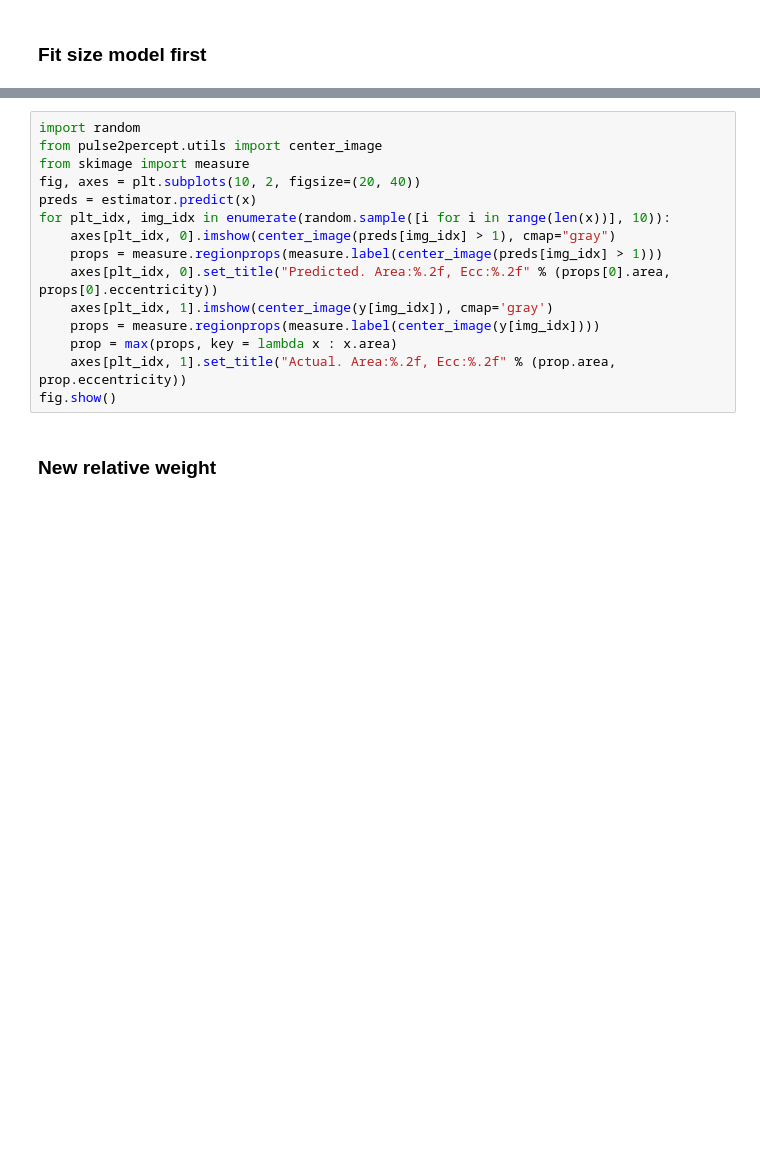
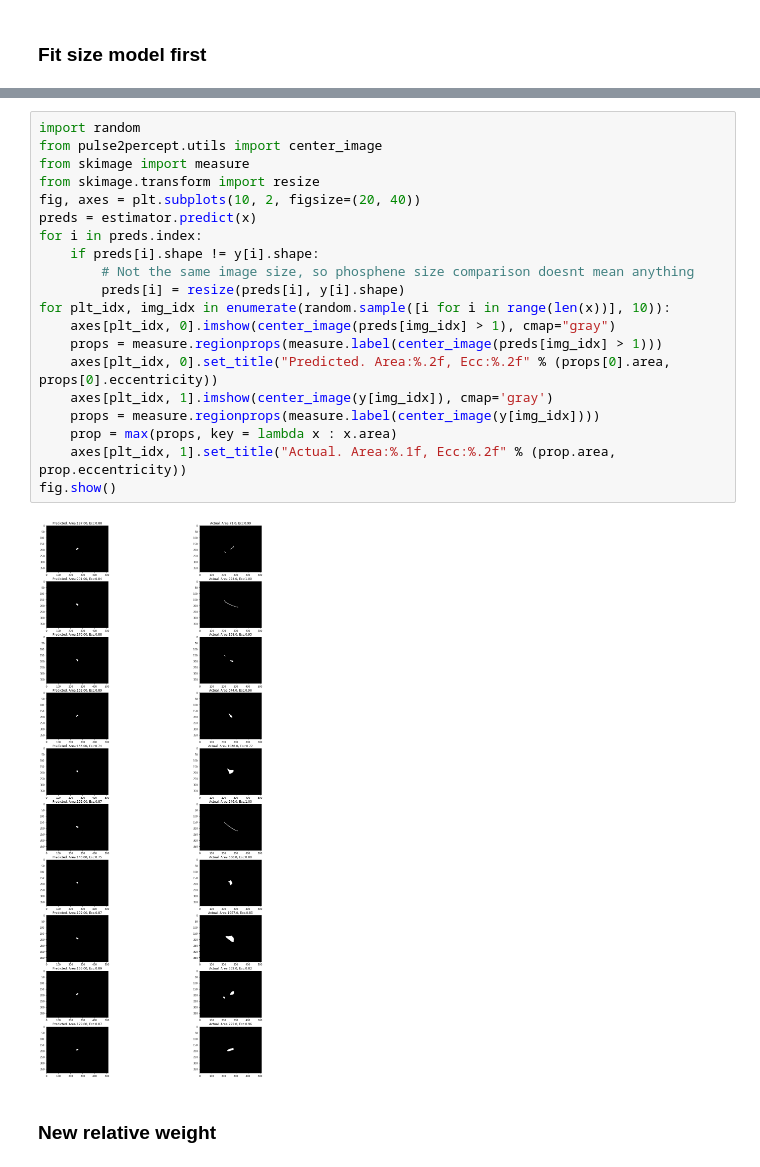
Before and after one commit to bionicvisionlab/shapes, a Jupyter notebook: notebooks/shapes_tester.ipynb, the cells around one changed output, grey strips where cells are left out. Drawn from its saved outputs; the diff is of its cells as text; blank space fills up the shorter version.

```diff
--- a/notebooks/shapes_tester.ipynb
+++ b/notebooks/shapes_tester.ipynb
@@ -151,18 +168,25 @@ KeyboardInterrupt:
 # %%
 import random
 from pulse2percept.utils import center_image
 from skimage import measure
+from skimage.transform import resize
 fig, axes = plt.subplots(10, 2, figsize=(20, 40))
 preds = estimator.predict(x)
+for i in preds.index:
+    if preds[i].shape != y[i].shape:
+        # Not the same image size, so phosphene size comparison doesnt mean anything
+        preds[i] = resize(preds[i], y[i].shape)
 for plt_idx, img_idx in enumerate(random.sample([i for i in range(len(x))], 10)):
     axes[plt_idx, 0].imshow(center_image(preds[img_idx] > 1), cmap="gray")
     props = measure.regionprops(measure.label(center_image(preds[img_idx] > 1)))
     axes[plt_idx, 0].set_title("Predicted. Area:%.2f, Ecc:%.2f" % (props[0].area, props[0].eccentricity))
     axes[plt_idx, 1].imshow(center_image(y[img_idx]), cmap='gray')
     props = measure.regionprops(measure.label(center_image(y[img_idx])))
     prop = max(props, key = lambda x : x.area)
-    axes[plt_idx, 1].set_title("Actual. Area:%.2f, Ecc:%.2f" % (prop.area, prop.eccentricity))
+    axes[plt_idx, 1].set_title("Actual. Area:%.1f, Ecc:%.2f" % (prop.area, prop.eccentricity))
 fig.show()
+# %% [output]
+[figure, added]
 # %% [markdown]
 ### New relative weight
 # %%
```
Also changed, not shown: parts of 9 cells of this notebook, 1 other file.
